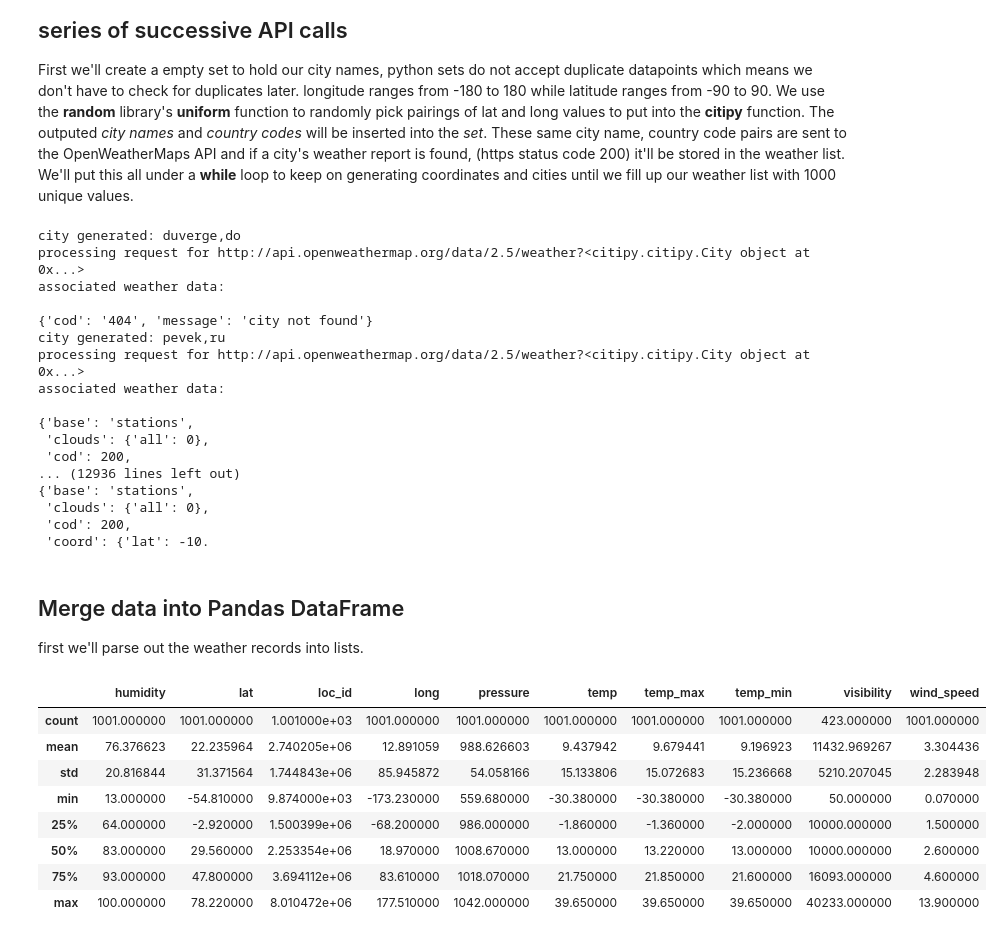
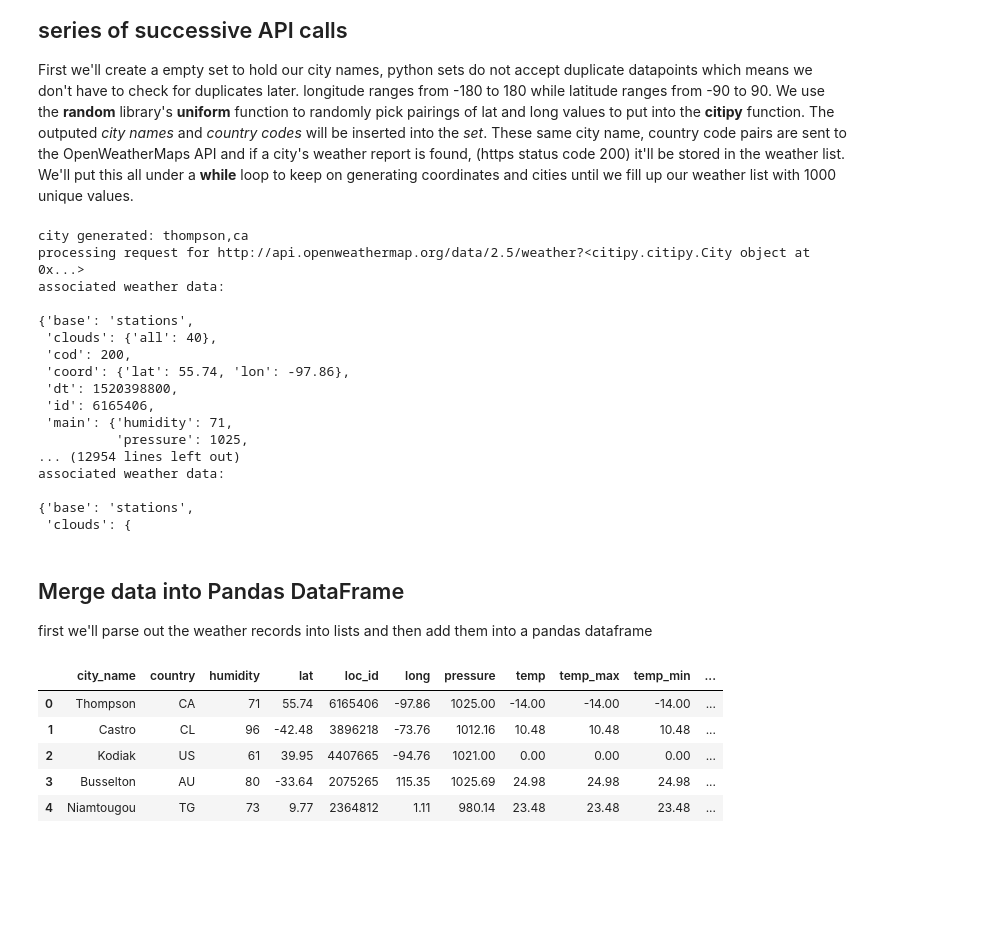
Before and after one commit to coreyclip/WeatherPy, a Jupyter notebook: WeatherPy.ipynb, the cells around one changed output. Saved outputs shown, nothing was run; the diff lists cells and outputs as text; code cells hidden in the pictures; blank space fills up the shorter version.

```diff
--- a/WeatherPy.ipynb
+++ b/WeatherPy.ipynb
@@ -59,7 +9,7 @@ import requests
 from pprint import pprint
 from config import key
 url = 'http://api.openweathermap.org/data/2.5/weather?'
-cities = set()
+cities = list()
 weather = list()
 duplicate_cities = list()
 weatherless_cities = set()
@@ -96,27 +46,27 @@ while len(weather) < 1001:
         print(f"duplicate city: {city_entry}")
         duplicate_cities.append(city_entry)
 # %% [output]
-city generated: duverge,do
-processing request for http://api.openweathermap.org/data/2.5/weather?<citipy.citipy.City object at 0x...>
-associated weather data:
-
-{'cod': '404', 'message': 'city not found'}
-city generated: pevek,ru
+city generated: thompson,ca
 processing request for http://api.openweathermap.org/data/2.5/weather?<citipy.citipy.City object at 0x...>
 associated weather data:
 
 {'base': 'stations',
- 'clouds': {'all': 0},
+ 'clouds': {'all': 40},
  'cod': 200,
-... (12936 lines left out)
+ 'coord': {'lat': 55.74, 'lon': -97.86},
+ 'dt': 1520398800,
+ 'id': 6165406,
+ 'main': {'humidity': 71,
+          'pressure': 1025,
+... (12954 lines left out)
+associated weather data:
+
 {'base': 'stations',
- 'clouds': {'all': 0},
- 'cod': 200,
- 'coord': {'lat': -10.
+ 'clouds': {
 # %% [markdown]
 ## Merge data into Pandas DataFrame
 
-first we'll parse out the weather records into lists.
+first we'll parse out the weather records into lists and then add them into a pandas dataframe
 # %%
 import pandas as pd
 import numpy as np
@@ -173,12 +129,9 @@ df.to_csv('weather_data.csv')
 # %%
-df.describe()
+df.head()
 # %% [output]
-|  | humidity | lat | loc_id | long | pressure | temp | temp_max | temp_min | visibility | wind_speed |
-| count | 1001.000000 | 1001.000000 | 1.001000e+03 | 1001.000000 | 1001.000000 | 1001.000000 | 1001.000000 | 1001.000000 | 423.000000 | 1001.000000 |
-| mean | 76.376623 | 22.235964 | 2.740205e+06 | 12.891059 | 988.626603 | 9.437942 | 9.679441 | 9.196923 | 11432.969267 | 3.304436 |
-| std | 20.816844 | 31.371564 | 1.744843e+06 | 85.945872 | 54.058166 | 15.133806 | 15.072683 | 15.236668 | 5210.207045 | 2.283948 |
-| min | 13.000000 | -54.810000 | 9.874000e+03 | -173.230000 | 559.680000 | -30.380000 | -30.380000 | -30.380000 | 50.000000 | 0.070000 |
-| 25% | 64.000000 | -2.920000 | 1.500399e+06 | -68.200000 | 986.000000 | -1.860000 | -1.360000 | -2.000000 | 10000.000000 | 1.500000 |
-| 50% | 83.000000 | 29.560000 | 2.253354e+06 | 18.970000 | 1008.670000 | 13.000000 | 13.220000 | 13.000000 | 10000.000000 | 2.600000 |
-| 75% | 93.000000 | 47.800000 | 3.694112e+06 | 83.610000 | 1018.070000 | 21.750000 | 21.850000 | 21.600000 | 16093.000000 | 4.600000 |
-| max | 100.000000 | 78.220000 | 8.010472e+06 | 177.510000 | 1042.000000 | 39.650000 | 39.650000 | 39.650000 | 40233.000000 | 13.900000 |
+|  | city_name | country | humidity | lat | loc_id | long | pressure | temp | temp_max | temp_min | ... |
+| 0 | Thompson | CA | 71 | 55.74 | 6165406 | -97.86 | 1025.00 | -14.00 | -14.00 | -14.00 | ... |
+| 1 | Castro | CL | 96 | -42.48 | 3896218 | -73.76 | 1012.16 | 10.48 | 10.48 | 10.48 | ... |
+| 2 | Kodiak | US | 61 | 39.95 | 4407665 | -94.76 | 1021.00 | 0.00 | 0.00 | 0.00 | ... |
+| 3 | Busselton | AU | 80 | -33.64 | 2075265 | 115.35 | 1025.69 | 24.98 | 24.98 | 24.98 | ... |
+| 4 | Niamtougou | TG | 73 | 9.77 | 2364812 | 1.11 | 980.14 | 23.48 | 23.48 | 23.48 | ... |
```
Also changed, not shown: parts of 13 cells of this notebook, 7 other files.
